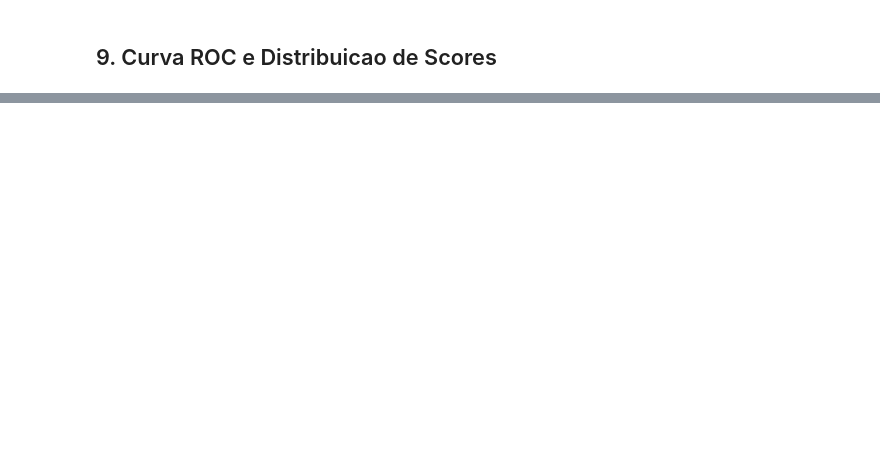
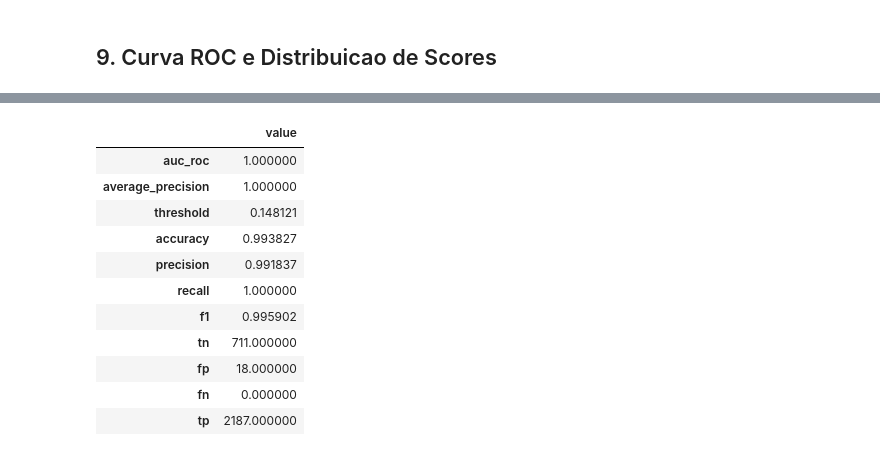
Before and after one commit to camara0729/anomaly_detection_models_comparison, a Jupyter notebook: notebooks/05_wae_gan.ipynb, the cells around one changed output, grey strips where cells are left out. Saved outputs shown, nothing was run; the diff lists cells and outputs as text; code cells hidden in the pictures; blank space fills up the shorter version.

```diff
--- a/notebooks/05_wae_gan.ipynb
+++ b/notebooks/05_wae_gan.ipynb
@@ -436,0 +691,60 @@ Saved: docs\figures\07_wae_gan_scores.png
+# %%
+DIAGNOSER_PATH = Path(results_df.loc[results_df['run'] == BEST_RUN, 'diagnoser_path'].iloc[0])
+diagnoser = WAEGAN_FaultDiagnoser.load(
+    path=DIAGNOSER_PATH,
+    waegan=best_model,
+)
+
+print('Diagnoser loaded.')
+print(f'  best_run      : {BEST_RUN:02d}')
+print(f'  seed          : {BEST_SEED}')
+print(f'  classifier    : {diagnoser.config.classifier}')
+print(f'  n_estimators  : {diagnoser.config.n_estimators}')
+print(f'  threshold     : {diagnoser.config.anomaly_threshold:.6f}')
+print(f'  diagnoser_path: {DIAGNOSER_PATH.relative_to(ARTIFACTS_ROOT)}')
+
+t_pred = time.time()
+diag_results = diagnoser.predict(X_test_seq)
+pred_time = time.time() - t_pred
+
+diag_anomaly_scores = diag_results['anomaly_score']
+diag_is_anomaly = diag_results['is_anomaly']
+diag_fault_label = diag_results['fault_label']
+
+print(f'Prediction time: {pred_time:.2f}s  ({pred_time / len(X_test_seq) * 1000:.3f} ms/sample)')
+print('\nAnomaly detection (Stage 1):')
+diag_anomaly_metrics = compute_anomaly_metrics(
+    y_test_binary,
+    diag_anomaly_scores,
+    threshold=diagnoser.config.anomaly_threshold,
+)
+display(pd.Series(diag_anomaly_metrics).to_frame('value'))
+
+flagged_mask = diag_is_anomaly
+y_true_flagged = y_test_multi[flagged_mask]
+y_pred_flagged = diag_fault_label[flagged_mask]
+
+print('\nFault classification report (on anomaly-flagged windows):')
+if len(y_true_flagged) == 0:
+    print('No anomaly-flagged windows found on the test set.')
+else:
+    print(classification_report(
+        y_true_flagged,
+        y_pred_flagged,
+        labels=FAULT_LABELS,
+        target_names=[CLASS_NAMES[i] for i in FAULT_LABELS],
+        zero_division=0,
+    ))
+
+y_pred_full = diag_fault_label.copy()
+y_pred_full[diag_fault_label == -1] = NORMAL_LABEL
+
+print('End-to-end multiclass classification report (all test windows):')
+print(classification_report(
+    y_test_multi,
+    y_pred_full,
+    labels=list(range(len(CLASS_NAMES))),
+    target_names=CLASS_NAMES,
+    zero_division=0,
+))
+# %% [output]
@@ -436,0 +761,12 @@ Saved: docs\figures\07_wae_gan_scores.png
+|  | value |
+| auc_roc | 1.000000 |
+| average_precision | 1.000000 |
+| threshold | 0.148121 |
+| accuracy | 0.993827 |
+| precision | 0.991837 |
+| recall | 1.000000 |
+| f1 | 0.995902 |
+| tn | 711.000000 |
+| fp | 18.000000 |
+| fn | 0.000000 |
+| tp | 2187.000000 |
```
Also changed, not shown: parts of 18 cells of this notebook.
